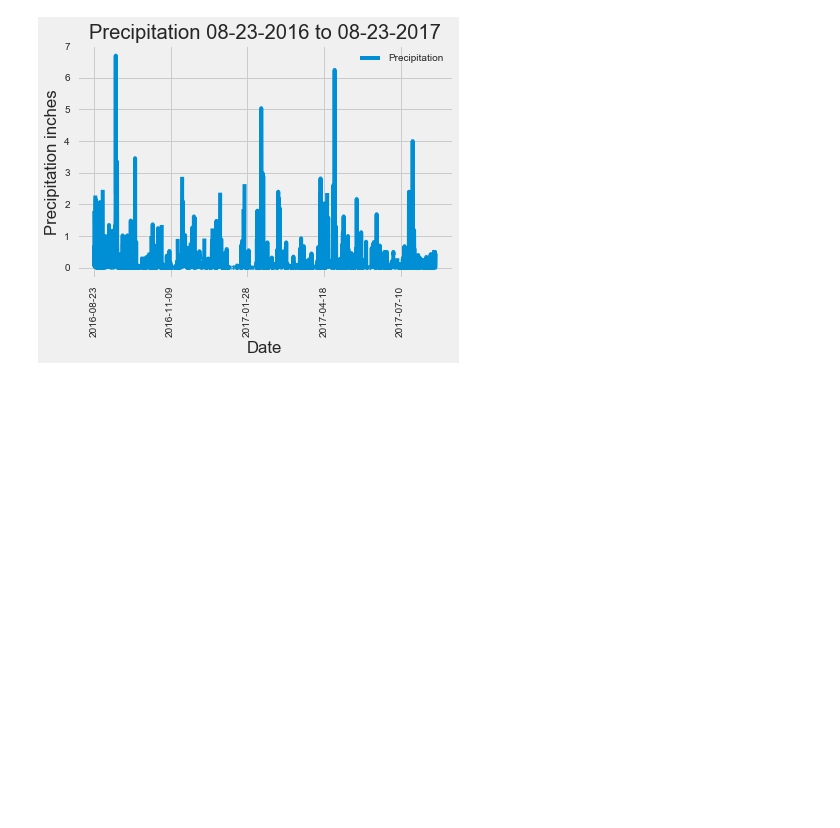
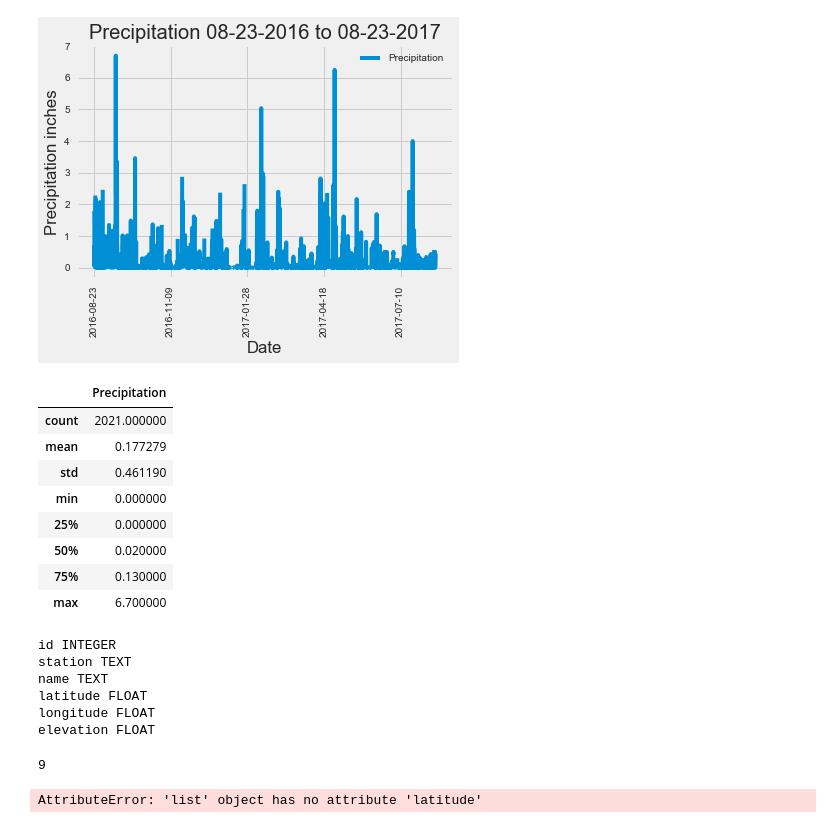
Before and after one commit to spennington1394/sqlalchemy-challenge, a Jupyter notebook: app.py.ipynb, the cells around one changed output. Cells and saved outputs as stored; diff of their text form; code cells hidden in the pictures; blank space fills up the shorter version.

Commit message:
station
station analysis beginning.

```diff
--- a/app.py.ipynb
+++ b/app.py.ipynb
@@ -91,3 +90,37 @@ plt.xlabel('Date')
 plt.show()
 # %% [output]
 [figure]
+# %%
+#summary statistics for precipitation data
+df.describe()
+# %% [output]
+|  | Precipitation |
+| count | 2021.000000 |
+| mean | 0.177279 |
+| std | 0.461190 |
+| min | 0.000000 |
+| 25% | 0.000000 |
+| 50% | 0.020000 |
+| 75% | 0.130000 |
+| max | 6.700000 |
+# %%
+#use the inspector to print column name within station
+columns = inspector.get_columns('station')
+for column in columns:
+    print(column['name'], column['type'])
+# %% [output]
+id INTEGER
+station TEXT
+name TEXT
+latitude FLOAT
+longitude FLOAT
+elevation FLOAT
+# %%
+counts = session.query(station.id).count()
+counts
+# %% [output]
+9
+# %%
+station = session.query(station.latitude).filter(station.name).all()
+# %% [output]
+AttributeError: 'list' object has no attribute 'latitude'
```
Also changed, not shown: parts of 2 cells of this notebook.
